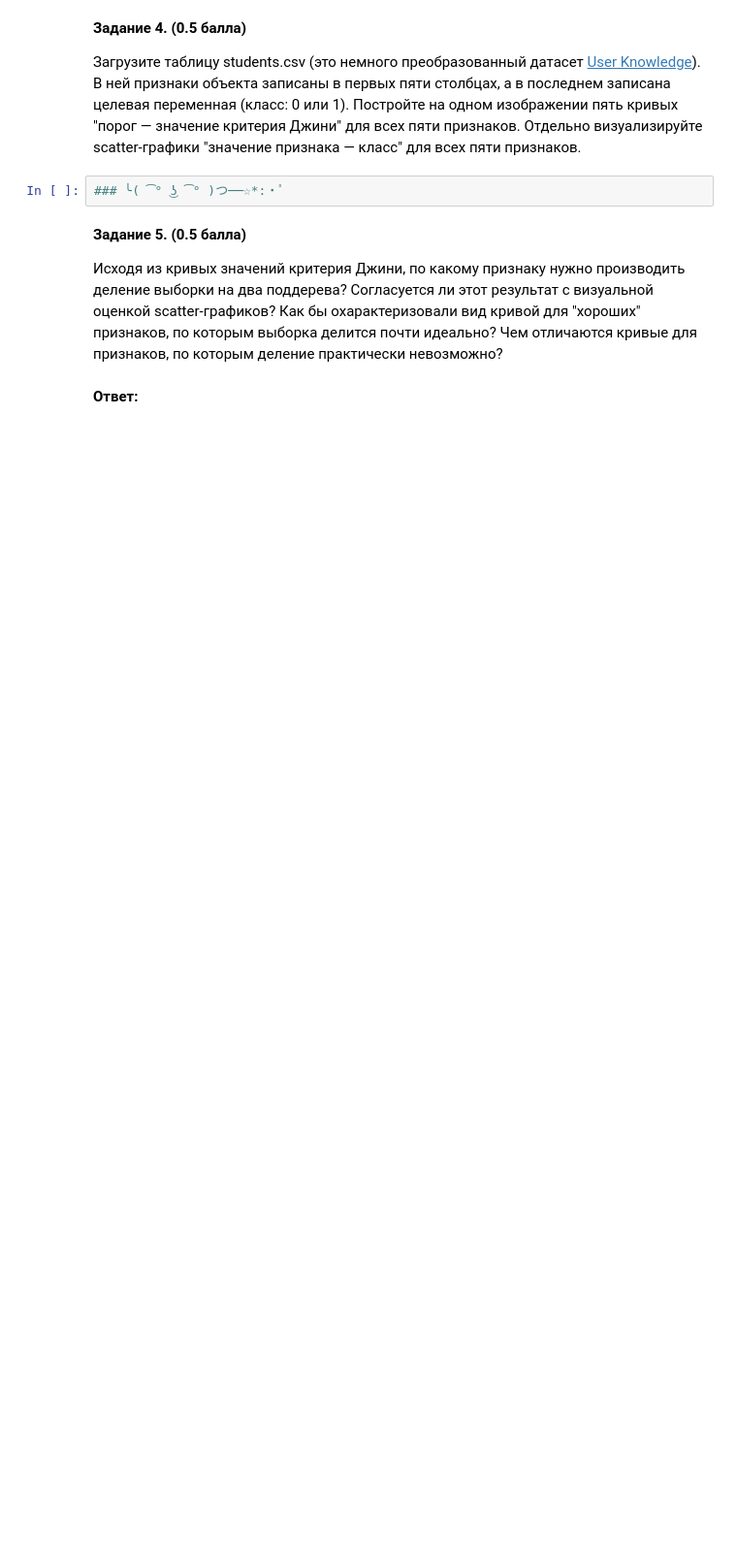
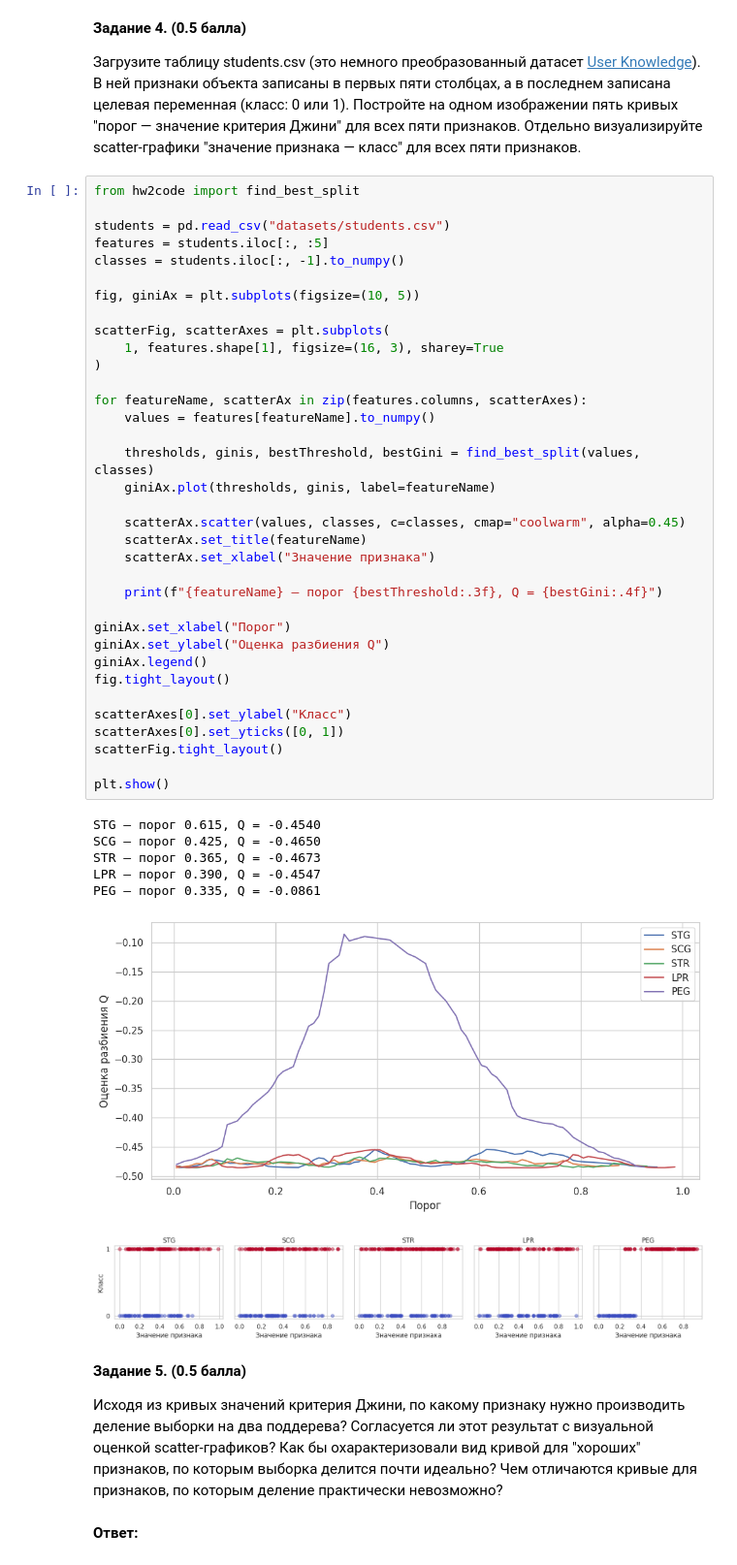
Before and after one commit to DanielSnadon/ML-5sem, a Jupyter notebook: hw2/hw2-trees.ipynb, the cells around one changed output. Shown at 97% size. Drawn from its saved outputs; the diff is of its cells as text; blank space fills up the shorter version.

```diff
--- a/hw2/hw2-trees.ipynb
+++ b/hw2/hw2-trees.ipynb
@@ -99,8 +169,49 @@ __Задание 3. (1.5 балл)__
 __Задание 4. (0.5 балла)__
 
 Загрузите таблицу students.csv (это немного преобразованный датасет [User Knowledge](https://archive.ics.uci.edu/ml/datasets/User+Knowledge+Modeling)). В ней признаки объекта записаны в первых пяти столбцах, а в последнем записана целевая переменная (класс: 0 или 1). Постройте на одном изображении пять кривых "порог — значение критерия Джини" для всех пяти признаков. Отдельно визуализируйте scatter-графики "значение признака — класс" для всех пяти признаков.
-# %%
-### ╰( ͡° ͜ʖ ͡° )つ──☆*:・ﾟ
+# %%
+from hw2code import find_best_split
+
+students = pd.read_csv("datasets/students.csv")
+features = students.iloc[:, :5]
+classes = students.iloc[:, -1].to_numpy()
+
+fig, giniAx = plt.subplots(figsize=(10, 5))
+
+scatterFig, scatterAxes = plt.subplots(
+    1, features.shape[1], figsize=(16, 3), sharey=True
+)
+
+for featureName, scatterAx in zip(features.columns, scatterAxes):
+    values = features[featureName].to_numpy()
+
+    thresholds, ginis, bestThreshold, bestGini = find_best_split(values, classes)
+    giniAx.plot(thresholds, ginis, label=featureName)
+
+    scatterAx.scatter(values, classes, c=classes, cmap="coolwarm", alpha=0.45)
+    scatterAx.set_title(featureName)
+    scatterAx.set_xlabel("Значение признака")
+
+    print(f"{featureName} — порог {bestThreshold:.3f}, Q = {bestGini:.4f}")
+
+giniAx.set_xlabel("Порог")
+giniAx.set_ylabel("Оценка разбиения Q")
+giniAx.legend()
+fig.tight_layout()
+
+scatterAxes[0].set_ylabel("Класс")
+scatterAxes[0].set_yticks([0, 1])
+scatterFig.tight_layout()
+
+plt.show()
+# %% [output]
+STG — порог 0.615, Q = -0.4540
+SCG — порог 0.425, Q = -0.4650
+STR — порог 0.365, Q = -0.4673
+LPR — порог 0.390, Q = -0.4547
+PEG — порог 0.335, Q = -0.0861
+[figure, added]
+[figure, added]
 # %% [markdown]
 __Задание 5. (0.5 балла)__
 
```
Also changed, not shown: parts of 18 cells of this notebook, 3 other files.
